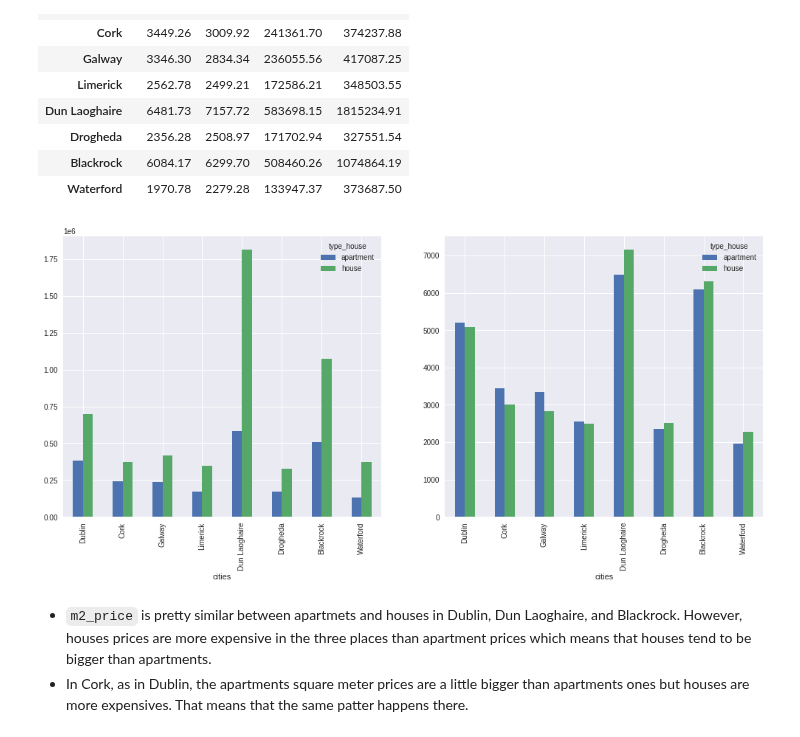
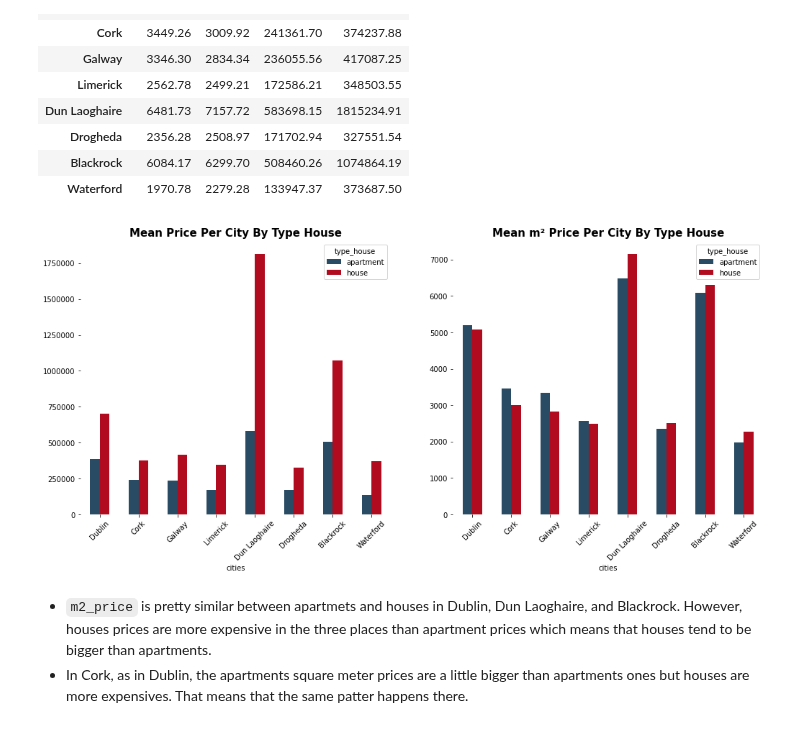
Before and after one commit to javiicc/Identifying_Potential_Investment_Opportunities_In_The_Irish_Real_Estate_Market_Using_MachineLearning, a Jupyter notebook: investment-opportunities/notebooks/Data_Analysis.ipynb, the cells around one changed output. Drawn from its saved outputs; the diff is of its cells as text; code cells hidden in the pictures.

```diff
--- a/investment-opportunities/notebooks/Data_Analysis.ipynb
+++ b/investment-opportunities/notebooks/Data_Analysis.ipynb
@@ -203,7 +203,7 @@ fig, ax = plt.subplots(figsize=(8,6))
 
 ax.barh(freq_50.index, freq_50.freq_rel, color='#b00b1e')
 
-ax.set_title('Number of Advertisements per Town', weight='bold', size=15)
+ax.set_title('Number of Advertisements Per Town', weight='bold', size=15)
 ax.set_xlabel('Advertisements in %')
 
 for location in ['left', 'bottom', 'right', 'top']:
@@ -250,7 +250,7 @@ fig, axs = plt.subplots(1, 2, figsize=(17, 7))
 axs = sns.barplot(mean_price_per_city.price.index,
                   mean_price_per_city.price,
                   ax=axs[0], color='#b00b1e')
-axs.set_title('Mean Price per City', weight='bold', size=15)
+axs.set_title('Mean Price Per City', weight='bold', size=15)
 axs.ticklabel_format(style='plain', axis='y')
 axs.set_xticklabels(mean_price_per_city.price.index,
                     rotation=45)
@@ -263,7 +263,7 @@ axs.tick_params(bottom=False, left=False);
 axs = sns.barplot(x=mean_price_per_city.m2_price.index,
                   y=mean_price_per_city.m2_price,
                   color='#b00b1e')
-axs.set_title('Mean Square Meter Price per City', weight='bold', size=15)
+axs.set_title('Mean Square Meter Price Per City', weight='bold', size=15)
 axs.ticklabel_format(style='plain', axis='y')
 axs.set_xticklabels(mean_price_per_city.m2_price.index,
                     rotation=45)
@@ -308,15 +308,24 @@ mean_price_per_city_by_type_house
 # %%
 fig, axs = plt.subplots(1, 2, figsize=(17, 7))
 
 mean_price_per_city_by_type_house.price.plot(kind='bar',
-                                                 stacked=False,
-                                                 ax=axs[0])
+                                             stacked=False,
+                                             ax=axs[0], color=['#294B63', '#b00b1e'])
+axs[0].set_title('Mean Price Per City By Type House', weight='bold', size=15)
+axs[0].ticklabel_format(style='plain', axis='y')
+axs[0].set_xticklabels(mean_price_per_city_by_type_house.index, rotation=45)
+for location in ['left', 'bottom', 'right', 'top']:
+    axs[0].spines[location].set_visible(False)
 
 mean_price_per_city_by_type_house.m2_price.plot(kind='bar',
                                                 stacked=False,
-                                                ax=axs[1]);
+                                                ax=axs[1], color=['#294B63', '#b00b1e']);
+axs[1].set_title('Mean m² Price Per City By Type House', weight='bold', size=15)
+axs[1].set_xticklabels(mean_price_per_city_by_type_house.index, rotation=45)
+for location in ['left', 'bottom', 'right', 'top']:
+    axs[1].spines[location].set_visible(False)
 # %% [output]
-[figure, old version]
+[figure, new version]
 # %% [markdown]
 - `m2_price` is pretty similar between apartmets and houses in Dublin, Dun Laoghaire, and Blackrock. However, houses prices are more expensive in the three places than apartment prices which means that houses tend to be bigger than apartments.
 - In Cork, as in Dublin, the apartments square meter prices are a little bigger than apartments ones but houses are more expensives. That means that the same patter happens there.
```
Also changed, not shown: 1 other file.
